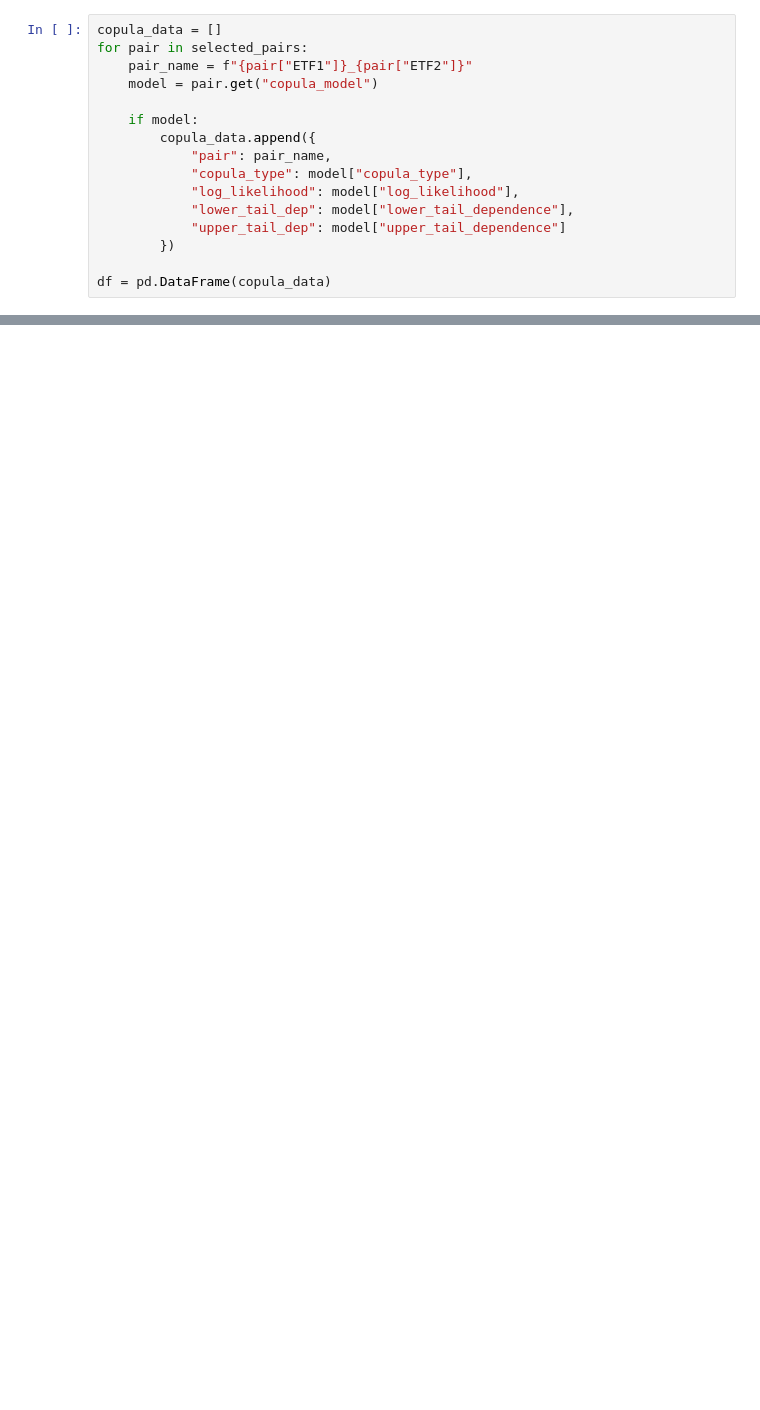
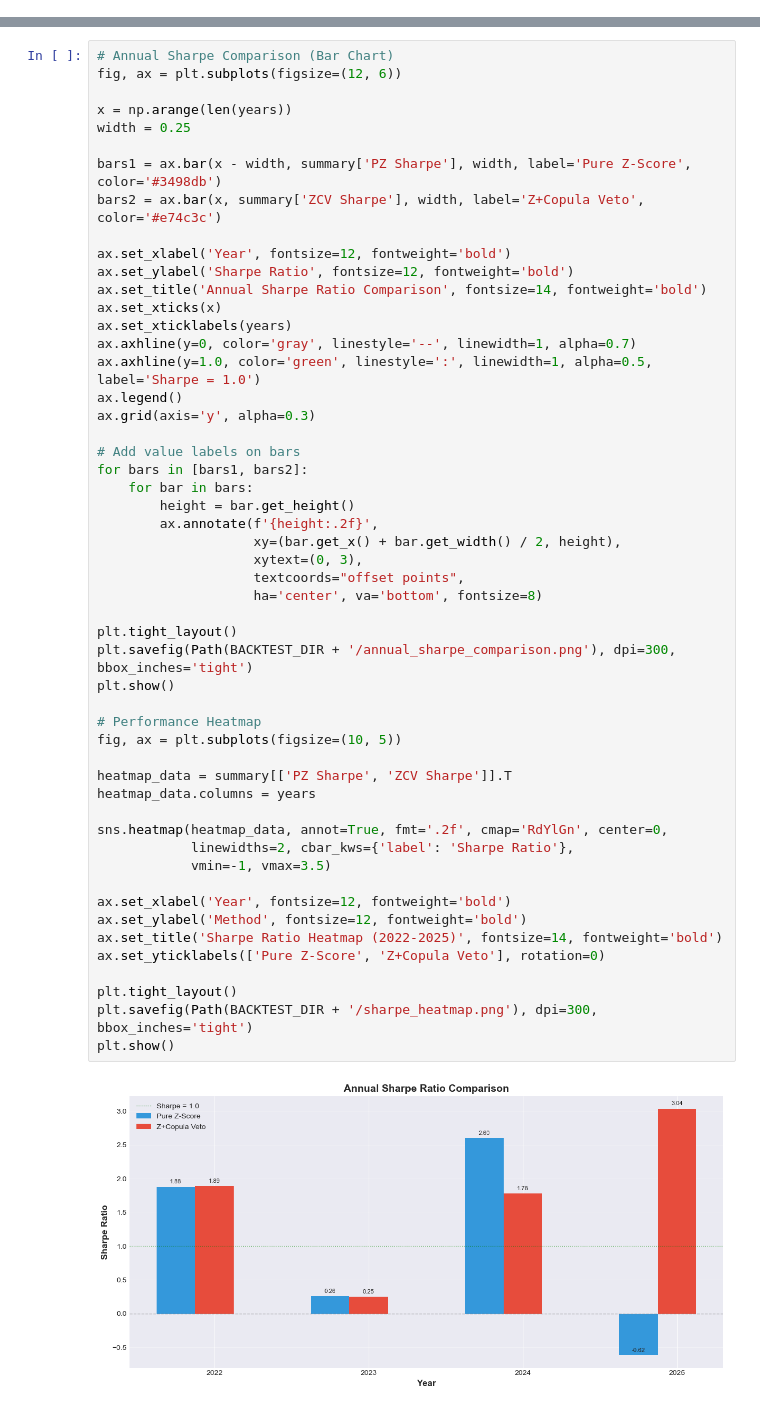
Before and after one commit to Adeleye-Emmanuel/Pairs-Trading-Statistical-Arbitrage, a Jupyter notebook: notebooks/Analysis.ipynb, the cells around one changed output, grey strips where cells are left out. Saved outputs shown, nothing was run; the diff lists cells and outputs as text; blank space fills up the shorter version.

```diff
--- a/notebooks/Analysis.ipynb
+++ b/notebooks/Analysis.ipynb
@@ -279,16 +0,0 @@ Suitable for pairs trading
-# %%
-copula_data = []
-for pair in selected_pairs:
-    pair_name = f"{pair["ETF1"]}_{pair["ETF2"]}"
-    model = pair.get("copula_model")
-
-    if model:
-        copula_data.append({
-            "pair": pair_name,
-            "copula_type": model["copula_type"],
-            "log_likelihood": model["log_likelihood"],
-            "lower_tail_dep": model["lower_tail_dependence"],
-            "upper_tail_dep": model["upper_tail_dependence"]
-        })
-
-df = pd.DataFrame(copula_data)
@@ -791,0 +136,54 @@ ANALYSIS COMPLETE
+# %%
+# Annual Sharpe Comparison (Bar Chart)
+fig, ax = plt.subplots(figsize=(12, 6))
+
+x = np.arange(len(years))
+width = 0.25
+
+bars1 = ax.bar(x - width, summary['PZ Sharpe'], width, label='Pure Z-Score', color='#3498db')
+bars2 = ax.bar(x, summary['ZCV Sharpe'], width, label='Z+Copula Veto', color='#e74c3c')
+
+ax.set_xlabel('Year', fontsize=12, fontweight='bold')
+ax.set_ylabel('Sharpe Ratio', fontsize=12, fontweight='bold')
+ax.set_title('Annual Sharpe Ratio Comparison', fontsize=14, fontweight='bold')
+ax.set_xticks(x)
+ax.set_xticklabels(years)
+ax.axhline(y=0, color='gray', linestyle='--', linewidth=1, alpha=0.7)
+ax.axhline(y=1.0, color='green', linestyle=':', linewidth=1, alpha=0.5, label='Sharpe = 1.0')
+ax.legend()
+ax.grid(axis='y', alpha=0.3)
+
+# Add value labels on bars
+for bars in [bars1, bars2]:
+    for bar in bars:
+        height = bar.get_height()
+        ax.annotate(f'{height:.2f}',
+                    xy=(bar.get_x() + bar.get_width() / 2, height),
+                    xytext=(0, 3),
+                    textcoords="offset points",
+                    ha='center', va='bottom', fontsize=8)
+
+plt.tight_layout()
+plt.savefig(Path(BACKTEST_DIR + '/annual_sharpe_comparison.png'), dpi=300, bbox_inches='tight')
+plt.show()
+
+# Performance Heatmap
+fig, ax = plt.subplots(figsize=(10, 5))
+
+heatmap_data = summary[['PZ Sharpe', 'ZCV Sharpe']].T
+heatmap_data.columns = years
+
+sns.heatmap(heatmap_data, annot=True, fmt='.2f', cmap='RdYlGn', center=0,
+            linewidths=2, cbar_kws={'label': 'Sharpe Ratio'},
+            vmin=-1, vmax=3.5)
+
+ax.set_xlabel('Year', fontsize=12, fontweight='bold')
+ax.set_ylabel('Method', fontsize=12, fontweight='bold')
+ax.set_title('Sharpe Ratio Heatmap (2022-2025)', fontsize=14, fontweight='bold')
+ax.set_yticklabels(['Pure Z-Score', 'Z+Copula Veto'], rotation=0)
+
+plt.tight_layout()
+plt.savefig(Path(BACKTEST_DIR + '/sharpe_heatmap.png'), dpi=300, bbox_inches='tight')
+plt.show()
+# %% [output]
+[figure, added]
```
Also changed, not shown: parts of 53 cells of this notebook, 3 other files.
